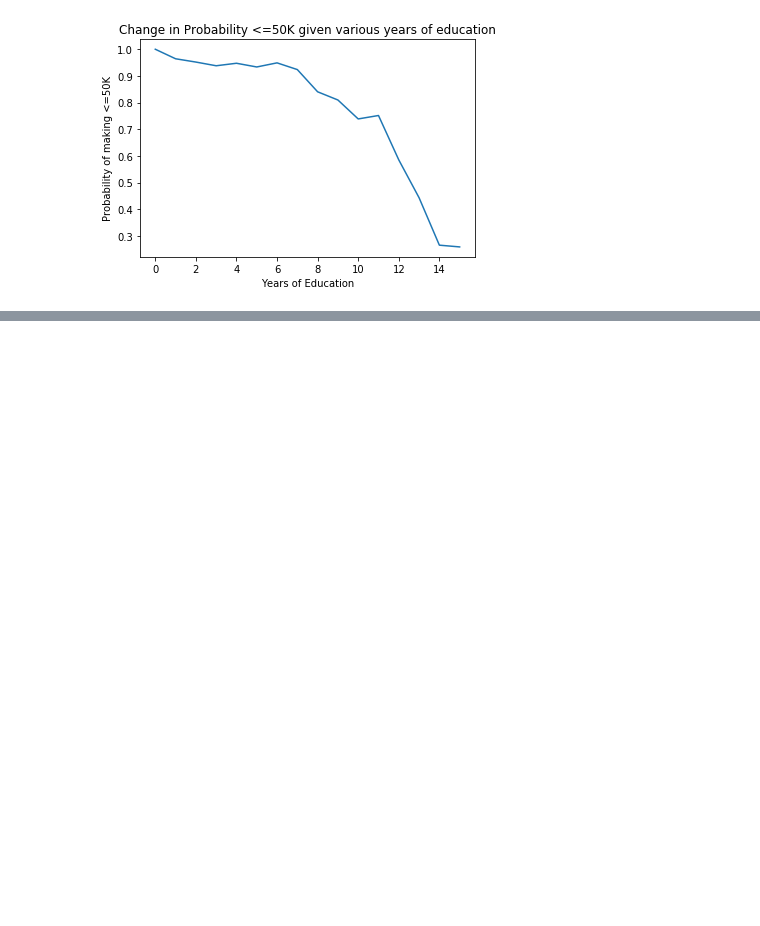
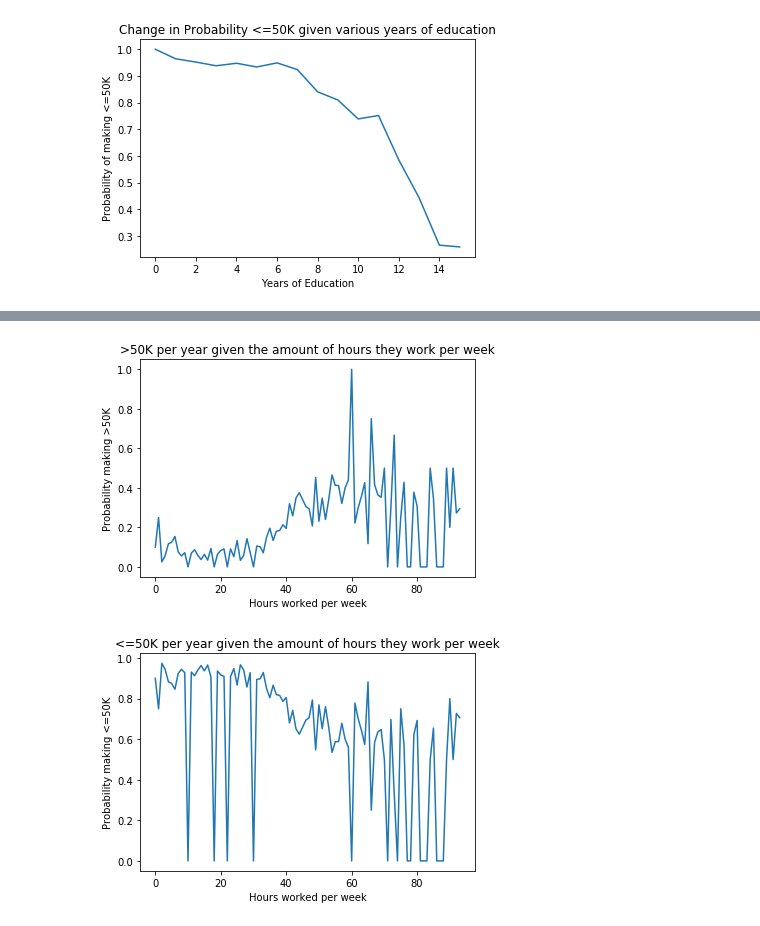
Before and after one commit to spa542/COSC311, a Jupyter notebook: Lab4/Lab4.ipynb, the cells around one changed output, grey strips where cells are left out. Drawn from its saved outputs; the diff is of its cells as text; code cells hidden in the pictures; blank space fills up the shorter version.

```diff
--- a/Lab4/Lab4.ipynb
+++ b/Lab4/Lab4.ipynb
@@ -169,0 +221,55 @@ Yugoslavia            54.250000   1.500000
+# %%
+# x.
+# Plot the change in probability that a person makes more and less than $50k given the amount that they work per week.
+prob_data = adult_data[['hr_per_week', 'income']]
+plot_greater_intersection = prob_data[prob_data['income'] == '>50K'].groupby(by='hr_per_week').count().reset_index()
+plot_greater_bottom = prob_data.groupby(by='hr_per_week').count().reset_index()
+top_index = [i[1]['hr_per_week'] for i in plot_greater_intersection.iterrows()]
+bottom_index = [i[1]['hr_per_week'] for i in plot_greater_bottom.iterrows()]
+test1 = set(top_index)
+test2 = set(bottom_index)
+tmp = test2.difference(test1)
+insert_indices = sorted(tmp)
+top = [(i[1]['hr_per_week'],i[1]['income']) for i in plot_greater_intersection.iterrows()]
+bottom = [i[1]['income'] for i in plot_greater_bottom.iterrows()]
+for i in insert_indices:
+    top.append((i,0))
+
+top.sort(key= lambda x: x[0])
+top = [i[1] for i in top]
+
+y_values = [i / j for i,j in zip(top,bottom)]
+x_values = [i for i in range(0,94)]
+
+plt.plot(x_values,y_values)
+plt.title('>50K per year given the amount of hours they work per week')
+plt.xlabel('Hours worked per week')
+plt.ylabel('Probability making >50K')
+plt.show()
+
+plot_lesser_intersection = prob_data[prob_data['income'] == '<=50K'].groupby(by='hr_per_week').count().reset_index()
+plot_lesser_bottom = prob_data.groupby(by='hr_per_week').count().reset_index()
+top_index = [i[1]['hr_per_week'] for i in plot_lesser_intersection.iterrows()]
+bottom_index = [i[1]['hr_per_week'] for i in plot_lesser_bottom.iterrows()]
+test1 = set(top_index)
+test2 = set(bottom_index)
+tmp = test2.difference(test1)
+insert_indices = sorted(tmp)
+top = [(i[1]['hr_per_week'],i[1]['income']) for i in plot_lesser_intersection.iterrows()]
+bottom = [i[1]['income'] for i in plot_lesser_bottom.iterrows()]
+for i in insert_indices:
+    top.append((i,0))
+
+top.sort(key= lambda x: x[0])
+top = [i[1] for i in top]
+
+y_values = [i / j if i < j else 0 for i,j in zip(top,bottom)]
+x_values = [i for i in range(0,94)]
+plt.plot(x_values,y_values)
+plt.title('<=50K per year given the amount of hours they work per week')
+plt.xlabel('Hours worked per week')
+plt.ylabel('Probability making <=50K')
+plt.show()
+# %% [output]
+[figure, added]
+[figure, added]
```
Also changed, not shown: parts of 5 cells of this notebook.
